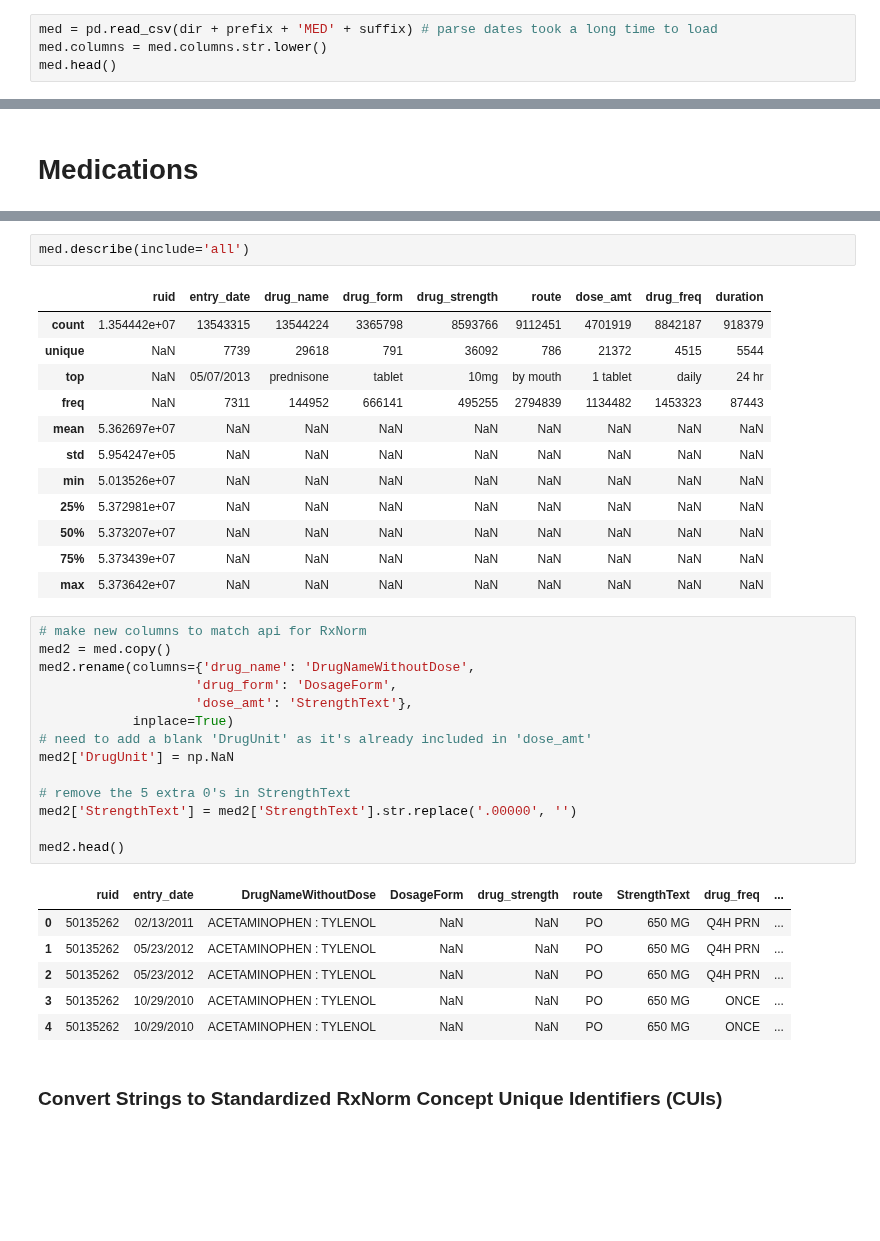
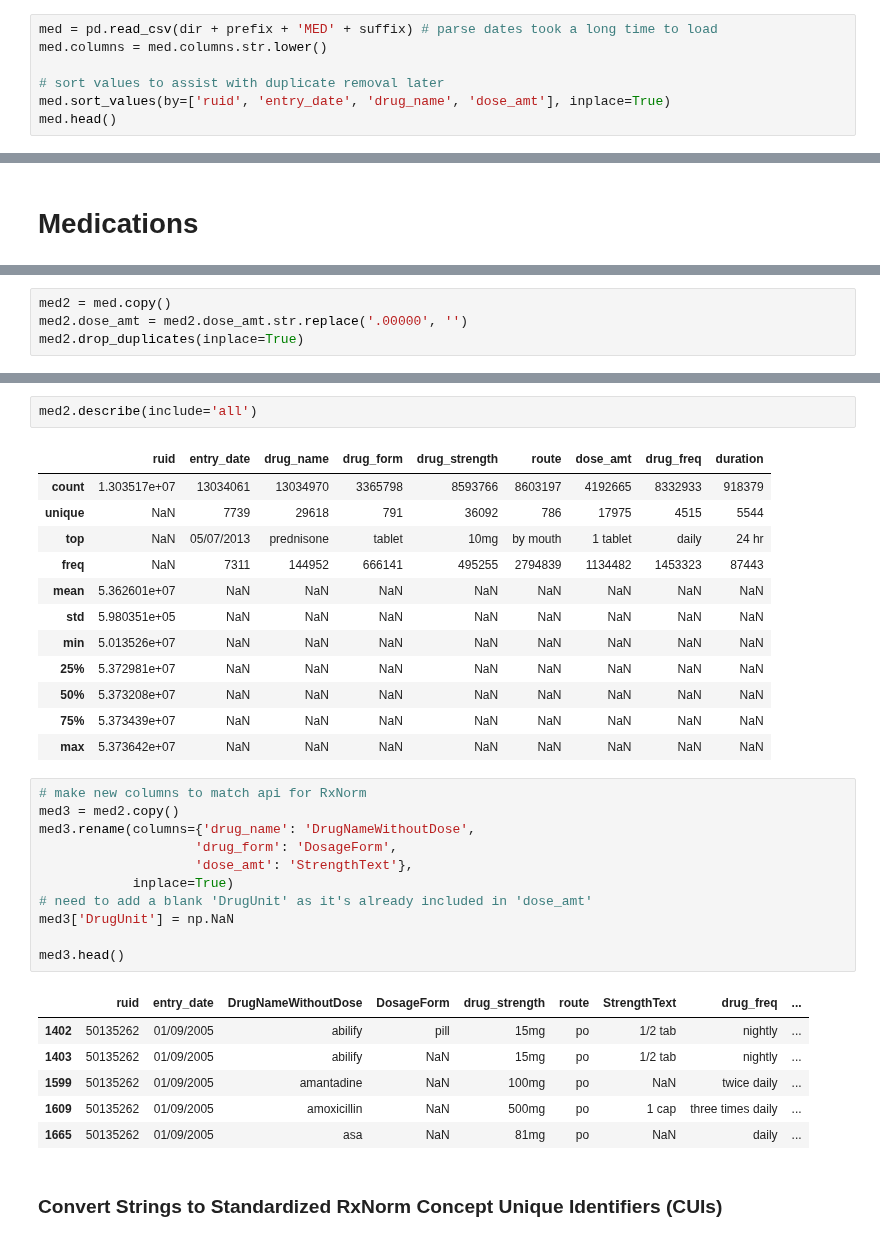
Before and after one commit to alvinjeffery/Bios8366_project, a Jupyter notebook: code/alvin_prelim.ipynb, the cells around one changed output, grey strips where cells are left out. Cells and saved outputs as stored; diff of their text form; blank space fills up the shorter version.

```diff
--- a/code/alvin_prelim.ipynb
+++ b/code/alvin_prelim.ipynb
@@ -102,6 +102,9 @@ lab.head()
 # %%
 med = pd.read_csv(dir + prefix + 'MED' + suffix) # parse dates took a long time to load
 med.columns = med.columns.str.lower()
+
+# sort values to assist with duplicate removal later
+med.sort_values(by=['ruid', 'entry_date', 'drug_name', 'dose_amt'], inplace=True)
 med.head()
 # %% [output]
 |  | ruid | entry_date | drug_name | drug_form | drug_strength | route | dose_amt | drug_freq | duration |
@@ -587,0 +597,4 @@ med[-10:]
+# %%
+med2 = med.copy()
+med2.dose_amt = med2.dose_amt.str.replace('.00000', '')
+med2.drop_duplicates(inplace=True)
@@ -588,39 +609,36 @@ med[-10:]
 # %%
-med.describe(include='all')
+med2.describe(include='all')
 # %% [output]
 |  | ruid | entry_date | drug_name | drug_form | drug_strength | route | dose_amt | drug_freq | duration |
-| count | 1.354442e+07 | 13543315 | 13544224 | 3365798 | 8593766 | 9112451 | 4701919 | 8842187 | 918379 |
-| unique | NaN | 7739 | 29618 | 791 | 36092 | 786 | 21372 | 4515 | 5544 |
+| count | 1.303517e+07 | 13034061 | 13034970 | 3365798 | 8593766 | 8603197 | 4192665 | 8332933 | 918379 |
+| unique | NaN | 7739 | 29618 | 791 | 36092 | 786 | 17975 | 4515 | 5544 |
 | top | NaN | 05/07/2013 | prednisone | tablet | 10mg | by mouth | 1 tablet | daily | 24 hr |
 | freq | NaN | 7311 | 144952 | 666141 | 495255 | 2794839 | 1134482 | 1453323 | 87443 |
-| mean | 5.362697e+07 | NaN | NaN | NaN | NaN | NaN | NaN | NaN | NaN |
-| std | 5.954247e+05 | NaN | NaN | NaN | NaN | NaN | NaN | NaN | NaN |
+| mean | 5.362601e+07 | NaN | NaN | NaN | NaN | NaN | NaN | NaN | NaN |
+| std | 5.980351e+05 | NaN | NaN | NaN | NaN | NaN | NaN | NaN | NaN |
 | min | 5.013526e+07 | NaN | NaN | NaN | NaN | NaN | NaN | NaN | NaN |
 | 25% | 5.372981e+07 | NaN | NaN | NaN | NaN | NaN | NaN | NaN | NaN |
-| 50% | 5.373207e+07 | NaN | NaN | NaN | NaN | NaN | NaN | NaN | NaN |
+| 50% | 5.373208e+07 | NaN | NaN | NaN | NaN | NaN | NaN | NaN | NaN |
 | 75% | 5.373439e+07 | NaN | NaN | NaN | NaN | NaN | NaN | NaN | NaN |
 | max | 5.373642e+07 | NaN | NaN | NaN | NaN | NaN | NaN | NaN | NaN |
 # %%
 # make new columns to match api for RxNorm
-med2 = med.copy()
-med2.rename(columns={'drug_name': 'DrugNameWithoutDose',
+med3 = med2.copy()
+med3.rename(columns={'drug_name': 'DrugNameWithoutDose',
                     'drug_form': 'DosageForm',
                     'dose_amt': 'StrengthText'},
             inplace=True)
 # need to add a blank 'DrugUnit' as it's already included in 'dose_amt'
-med2['DrugUnit'] = np.NaN
+med3['DrugUnit'] = np.NaN
 
-# remove the 5 extra 0's in StrengthText
-med2['StrengthText'] = med2['StrengthText'].str.replace('.00000', '')
-
-med2.head()
+med3.head()
 # %% [output]
 |  | ruid | entry_date | DrugNameWithoutDose | DosageForm | drug_strength | route | StrengthText | drug_freq | ... |
-| 0 | 50135262 | 02/13/2011 | ACETAMINOPHEN : TYLENOL | NaN | NaN | PO | 650 MG | Q4H PRN | ... |
-| 1 | 50135262 | 05/23/2012 | ACETAMINOPHEN : TYLENOL | NaN | NaN | PO | 650 MG | Q4H PRN | ... |
-| 2 | 50135262 | 05/23/2012 | ACETAMINOPHEN : TYLENOL | NaN | NaN | PO | 650 MG | Q4H PRN | ... |
-| 3 | 50135262 | 10/29/2010 | ACETAMINOPHEN : TYLENOL | NaN | NaN | PO | 650 MG | ONCE | ... |
-| 4 | 50135262 | 10/29/2010 | ACETAMINOPHEN : TYLENOL | NaN | NaN | PO | 650 MG | ONCE | ... |
+| 1402 | 50135262 | 01/09/2005 | abilify | pill | 15mg | po | 1/2 tab | nightly | ... |
+| 1403 | 50135262 | 01/09/2005 | abilify | NaN | 15mg | po | 1/2 tab | nightly | ... |
+| 1599 | 50135262 | 01/09/2005 | amantadine | NaN | 100mg | po | NaN | twice daily | ... |
+| 1609 | 50135262 | 01/09/2005 | amoxicillin | NaN | 500mg | po | 1 cap | three times daily | ... |
+| 1665 | 50135262 | 01/09/2005 | asa | NaN | 81mg | po | NaN | daily | ... |
 # %% [markdown]
 ### Convert Strings to Standardized RxNorm Concept Unique Identifiers (CUIs)
 # %%
```
Also changed, not shown: parts of 22 cells of this notebook.
